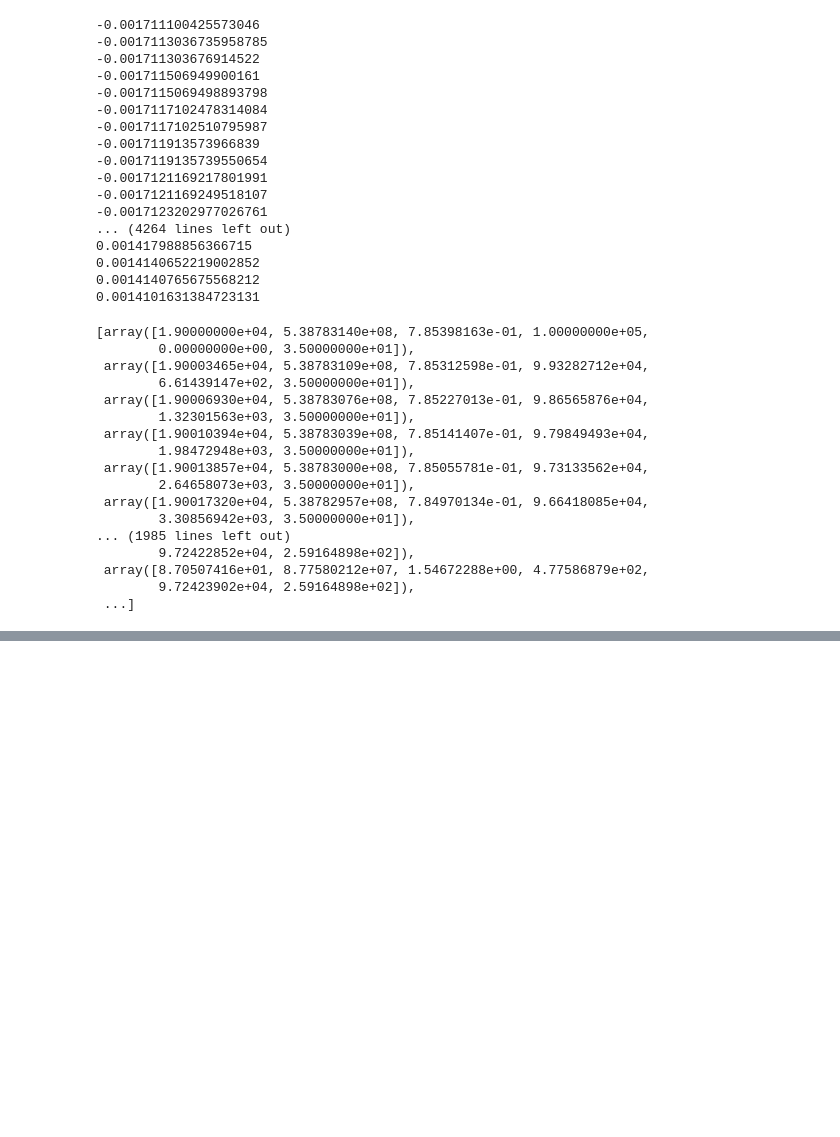
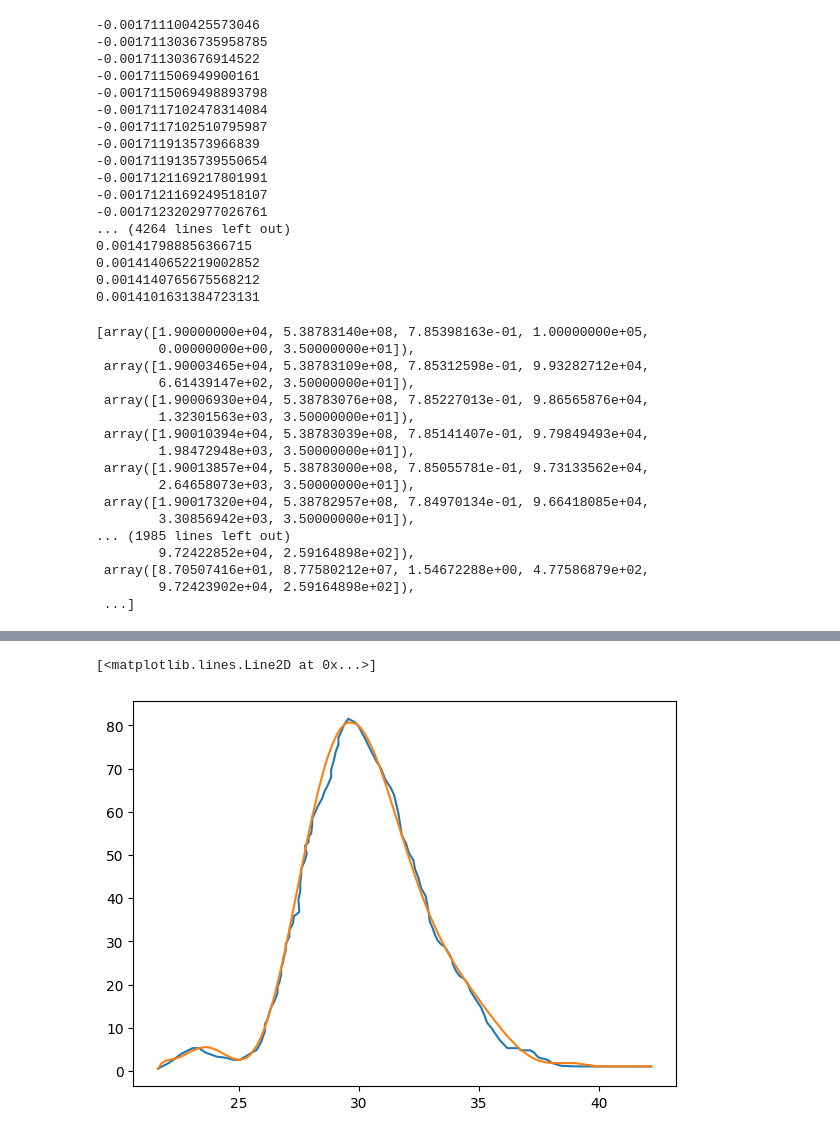
Before and after one commit to acse-zy622/ACS-1-Armageddon, a Jupyter notebook: armageddon/solver1.ipynb, the cells around one changed output, grey strips where cells are left out. Drawn from its saved outputs; the diff is of its cells as text; code cells hidden in the pictures; blank space fills up the shorter version.

```diff
--- a/armageddon/solver1.ipynb
+++ b/armageddon/solver1.ipynb
@@ -408,0 +368,7 @@ Index(['# Altitude (m)          Atmospheric Density (kg/m3)'], dtype='object')
+# %%
+fig, ax1 = plt.subplots(1, 1, figsize=(7, 5))
+ax1.plot(chel['Height (km)'],chel['Energy Per Unit Length (kt Km^-1)'],)
+ax1.plot(x_new, Polynomial(poly.coef[::-1])(x_new), label='Polynomial')
+# %% [output]
+[<matplotlib.lines.Line2D at 0x...>]
+[figure, added]
```
Also changed, not shown: parts of 79 cells of this notebook, 1 other file.
